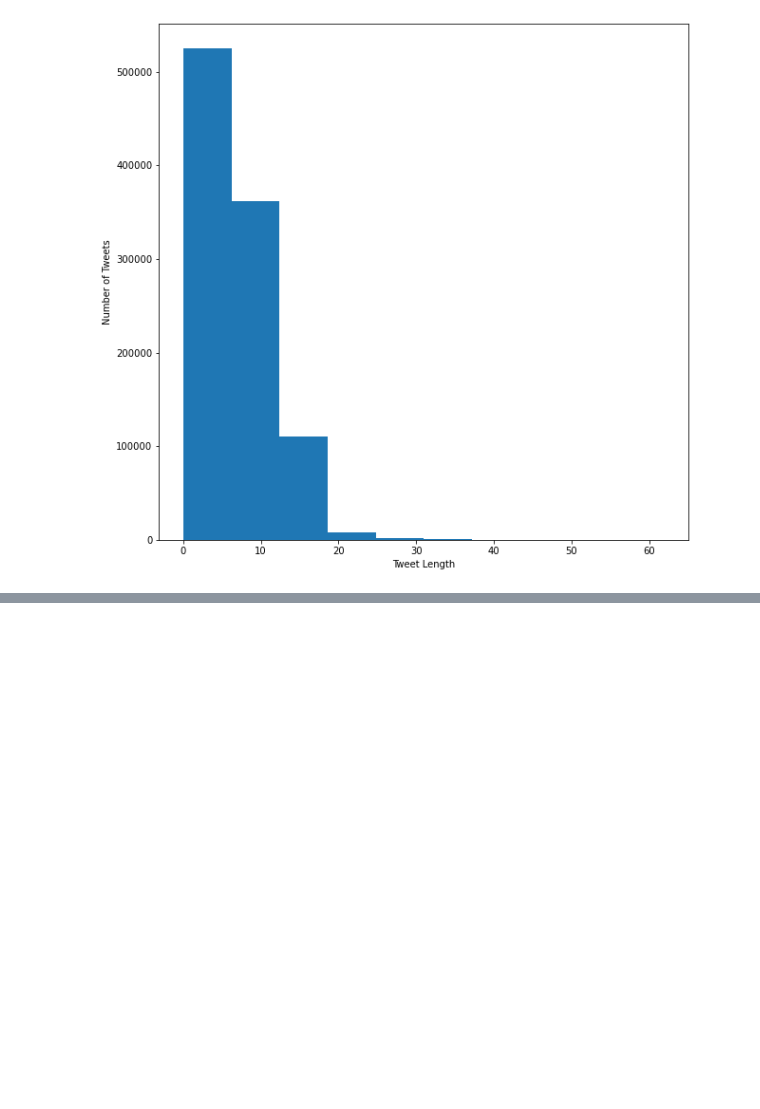
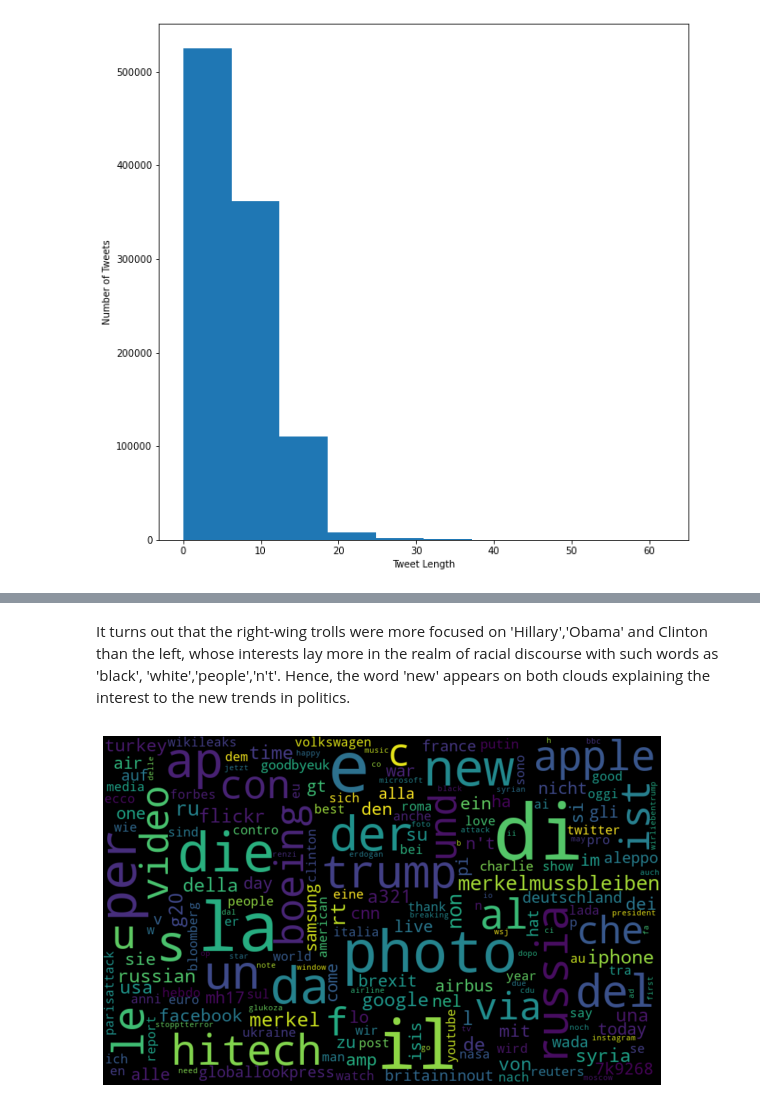
Before and after one commit to MikeJanSch/Tools-Methods-and-Collecting-Data, a Jupyter notebook: FinalProjectCollectingData_M_Ianovitskii.ipynb, the cells around one changed output, grey strips where cells are left out. Drawn from its saved outputs; the diff is of its cells as text; code cells hidden in the pictures; blank space fills up the shorter version.

```diff
--- a/FinalProjectCollectingData_M_Ianovitskii.ipynb
+++ b/FinalProjectCollectingData_M_Ianovitskii.ipynb
@@ -701,0 +730,16 @@ As predicted - the main word is Trump, n't, new
+# %% [markdown]
+It turns out that the right-wing trolls were more focused on 'Hillary','Obama' and Clinton than the left, whose interests lay more in the realm of racial discourse with such words as 'black', 'white','people','n't'.
+Hence, the word 'new' appears on both clouds explaining the interest to the new trends in politics.
+# %%
+df_non_english = df.loc[df.account_category == "NonEnglish"]
+left_words = ' '.join(df_non_english['text'])
+
+wordcloud = WordCloud(stopwords=STOPWORDS,width=800,height=500,
+                      max_font_size=110, collocations=False).generate(left_words)
+
+plt.figure(figsize=(10, 7))
+plt.imshow(wordcloud, interpolation="bilinear")
+plt.axis('off')
+plt.show()
+# %% [output]
+[figure, added]
```
Also changed, not shown: parts of 16 cells of this notebook.
